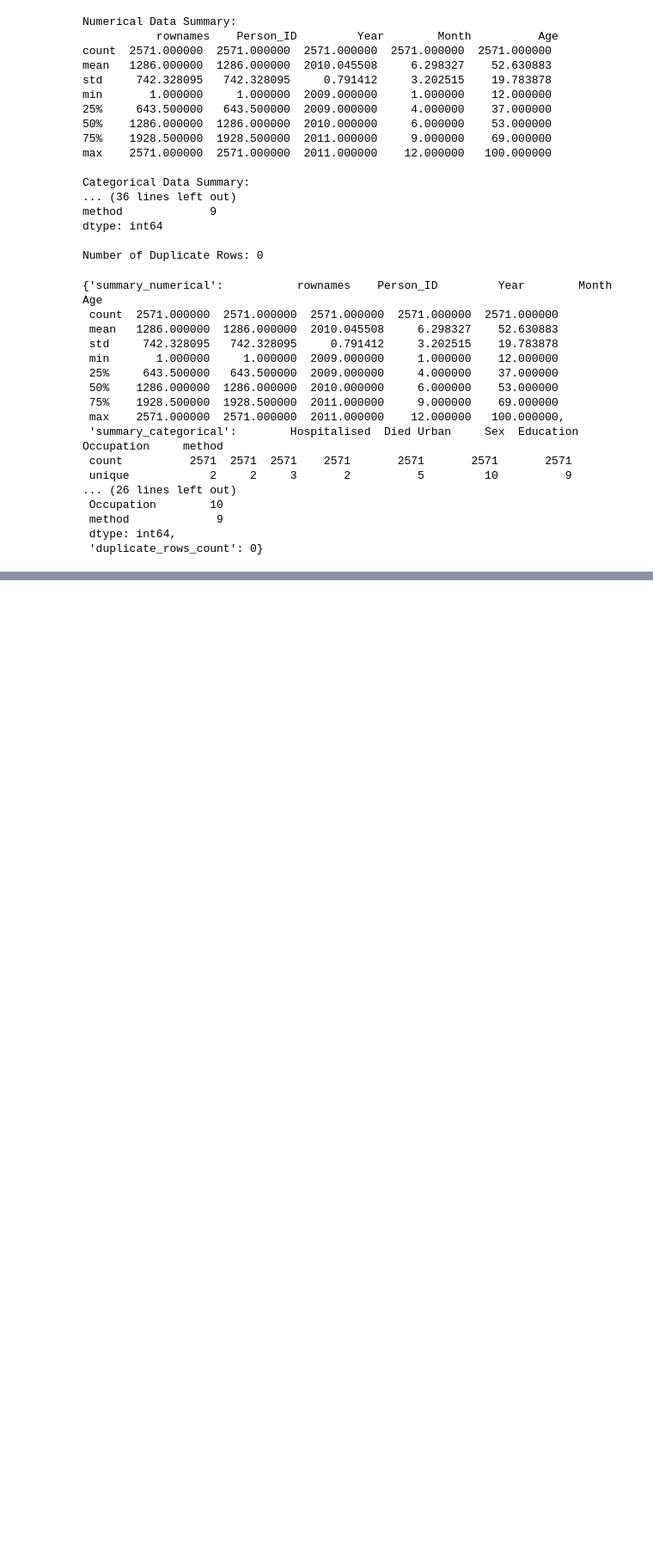
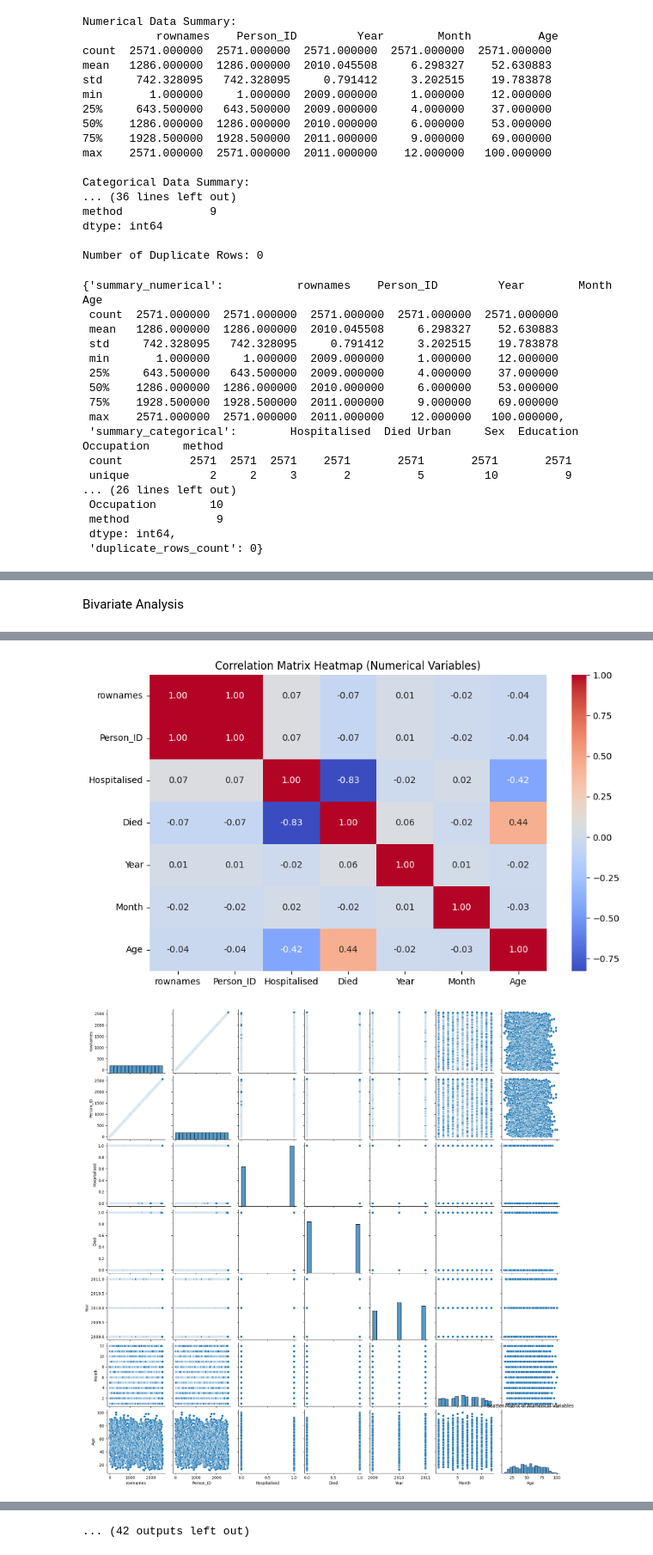
Before and after one commit to Priyanshu-4096/21BDS0083_EDA, a Jupyter notebook: 21BDS0083_eda_.ipynb, the cells around one changed output, grey strips where cells are left out. Shown at 86% size. Drawn from its saved outputs; the diff is of its cells as text; code cells hidden in the pictures; blank space fills up the shorter version.

```diff
--- a/21BDS0083_eda_.ipynb
+++ b/21BDS0083_eda_.ipynb
@@ -180,0 +357,64 @@ Number of Duplicate Rows: 0
+# %% [markdown]
+Bivariate Analysis
+# %%
+import pandas as pd
+import numpy as np
+import seaborn as sns
+import matplotlib.pyplot as plt
+
+# Assuming the cleaned data is already loaded in `data_cleaned`
+
+### 1. Numerical-Numerical Bivariate Analysis
+
+# Correlation Matrix
+numerical_cols_cleaned = data_cleaned.select_dtypes(include=[np.number])
+corr_matrix = numerical_cols_cleaned.corr()
+
+print("Correlation Matrix:\n", corr_matrix)
+
+# Visualizing Correlation Matrix with Heatmap
+plt.figure(figsize=(10, 6))
+sns.heatmap(corr_matrix, annot=True, cmap='coolwarm', fmt='.2f')
+plt.title("Correlation Matrix Heatmap (Numerical Variables)")
+plt.show()
+
+# Scatter Plots for Pairwise Numerical Variables
+sns.pairplot(numerical_cols_cleaned)
+plt.title("Scatter Matrix of Numerical Variables")
+plt.show()
+
+### 2. Numerical-Categorical Bivariate Analysis
+
+# Extract categorical columns from the cleaned data
+categorical_cols_cleaned = data_cleaned.select_dtypes(include=['object', 'category'])
+
+# Box Plots for Numerical vs Categorical variables
+for cat_col in categorical_cols_cleaned.columns:
+    for num_col in numerical_cols_cleaned.columns:
+        plt.figure(figsize=(8, 4))
+        sns.boxplot(x=cat_col, y=num_col, data=data_cleaned)
+        plt.title(f"Box Plot of {num_col} by {cat_col}")
+        plt.show()
+
+# Grouped Summary Statistics (Mean of Numerical Variables by Categorical Variables)
+for cat_col in categorical_cols_cleaned.columns:
+    grouped_stats = data_cleaned.groupby(cat_col).mean(numeric_only=True)
+    print(f"Grouped Summary Statistics (Mean) for {cat_col}:\n", grouped_stats)
+
+### 3. Categorical-Categorical Bivariate Analysis (Skipping problematic cross-tabulations)
+
+# Before cross-tabulation, drop rows where any categorical variable has missing values.
+categorical_cols_cleaned_no_na = categorical_cols_cleaned.dropna()
+
+# Cross-tabulation (Contingency Table) for Categorical Variables - Skipping any missing values
+for i, cat_col1 in enumerate(categorical_cols_cleaned_no_na.columns):
+    for cat_col2 in categorical_cols_cleaned_no_na.columns[i+1:]:
+        crosstab = pd.crosstab(categorical_cols_cleaned_no_na[cat_col1], categorical_cols_cleaned_no_na[cat_col2])
+        print(f"\nContingency Table between {cat_col1} and {cat_col2}:\n", crosstab)
+
+        # Heatmap for Contingency Table
+        plt.figure(figsize=(8, 4))
+        sns.heatmap(crosstab, annot=True, cmap='Blues', fmt='d')
+        plt.title(f"Heatmap of Contingency Table: {cat_col1} vs {cat_col2}")
+        plt.show()
+# %% [output]
@@ -180,0 +439,2 @@ Number of Duplicate Rows: 0
+[figure, added]
+[figure, added]
@@ -180,0 +450 @@ Number of Duplicate Rows: 0
+... (42 outputs left out)
```
Also changed, not shown: parts of 6 cells of this notebook.
